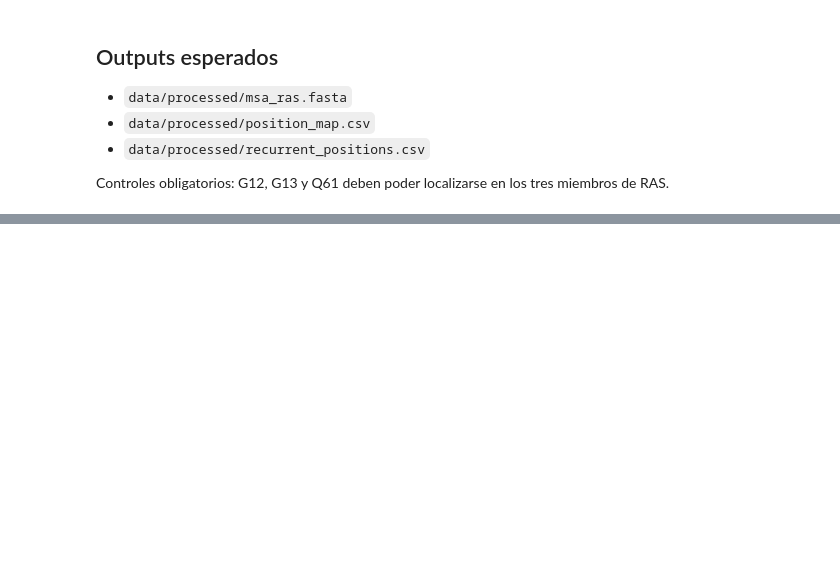
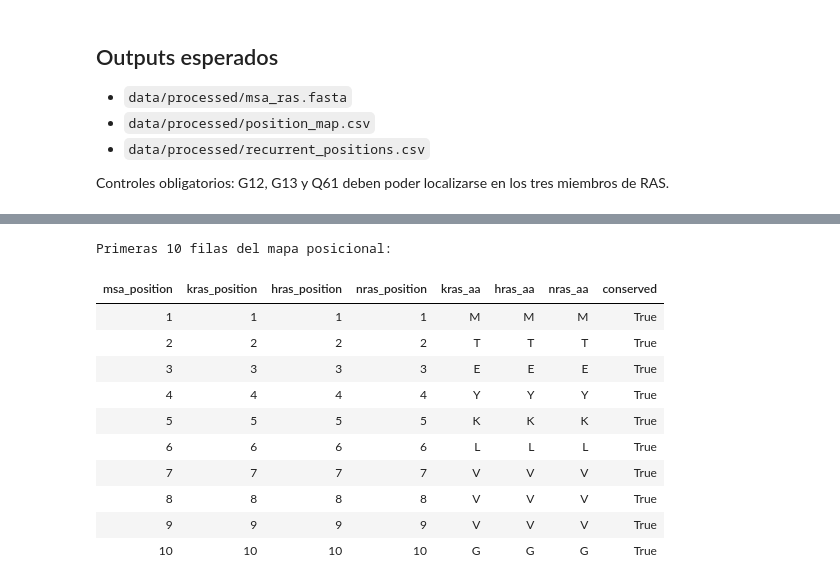
Before and after one commit to racschavez/TFM-MUTACIONES-EN-RAS, a Jupyter notebook: notebooks/02_alignment_mapping.ipynb, the cells around one changed output, grey strips where cells are left out. Saved outputs shown, nothing was run; the diff lists cells and outputs as text; code cells hidden in the pictures; blank space fills up the shorter version.

```diff
--- a/notebooks/02_alignment_mapping.ipynb
+++ b/notebooks/02_alignment_mapping.ipynb
@@ -80,0 +552,27 @@ Usa el umbral de `configs/config.yaml` y guarda `recurrent_positions.csv` con el
+# %%
+# ============================================================
+# CHUNK 6.1: Construir el mapa de equivalencias posicion-a-posicion
+# ============================================================
+
+# build_position_map() recibe el objeto MSA de BioPython y devuelve un DataFrame
+# con las columnas definidas en POSITION_MAP_COLUMNS del modulo alignment.py.
+# Ademas valida internamente que G12, G13 y Q61 estan alineados correctamente.
+position_map = build_position_map(msa)
+
+print(f"[OK] Mapa posicional construido.")
+print(f"  Filas (columnas del MSA) : {len(position_map)}")
+print(f"  Columnas                 : {list(position_map.columns)}")
+print()
+
+# Calcular el porcentaje de posiciones completamente conservadas.
+# .sum() sobre una columna booleana cuenta el numero de True.
+n_conserved = position_map["conserved"].sum()
+pct_conserved = n_conserved / len(position_map) * 100
+print(f"  Posiciones conservadas   : {n_conserved} de {len(position_map)} ({pct_conserved:.1f} %)")
+
+# Calcular el numero de posiciones con algun gap.
+# .isna() devuelve True donde el valor es NaN; .any(axis=1) es True si alguna columna es True.
+# Pero como las tres secuencias tienen la misma longitud, no habra gaps en este caso.
+pos_columns = ["kras_position", "hras_position", "nras_position"]
+n_with_gaps = position_map[pos_columns].isna().any(axis=1).sum()
+print(f"  Posiciones con algun gap : {n_with_gaps}")
@@ -80,0 +586,22 @@ Usa el umbral de `configs/config.yaml` y guarda `recurrent_positions.csv` con el
+# %%
+# ============================================================
+# CHUNK 6.2: Inspeccion del mapa posicional
+# ============================================================
+
+# .head() muestra las primeras 10 filas del DataFrame.
+# Estas corresponden a las primeras 10 posiciones del alineamiento (region N-terminal).
+print("Primeras 10 filas del mapa posicional:")
+display(position_map.head(10).style.hide(axis="index"))
+# %% [output]
+Primeras 10 filas del mapa posicional:
+| msa_position | kras_position | hras_position | nras_position | kras_aa | hras_aa | nras_aa | conserved |
+| 1 | 1 | 1 | 1 | M | M | M | True |
+| 2 | 2 | 2 | 2 | T | T | T | True |
+| 3 | 3 | 3 | 3 | E | E | E | True |
+| 4 | 4 | 4 | 4 | Y | Y | Y | True |
+| 5 | 5 | 5 | 5 | K | K | K | True |
+| 6 | 6 | 6 | 6 | L | L | L | True |
+| 7 | 7 | 7 | 7 | V | V | V | True |
+| 8 | 8 | 8 | 8 | V | V | V | True |
+| 9 | 9 | 9 | 9 | V | V | V | True |
+| 10 | 10 | 10 | 10 | G | G | G | True |
```
Also changed, not shown: parts of 53 cells of this notebook, 24 other files.
